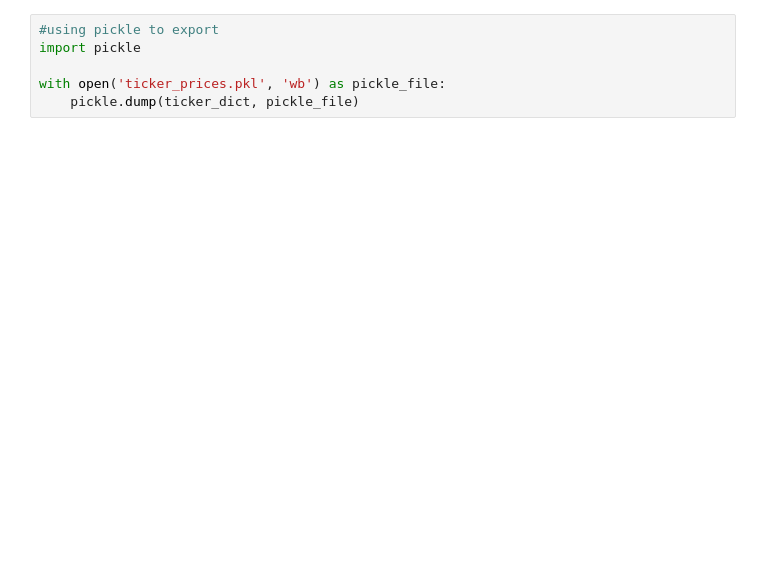
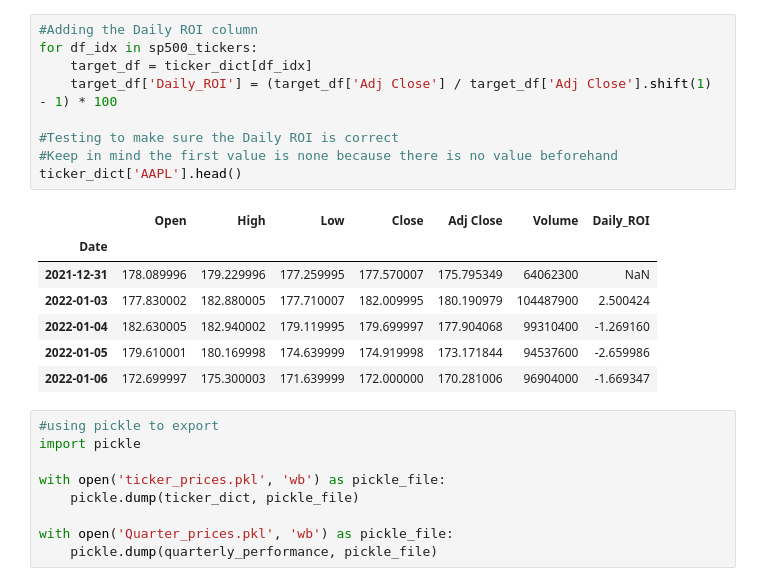
Before and after one commit to mcarb062/ShellHacks23, a Jupyter notebook: Stock_Puller.ipynb, the cells around one changed output. Cells and saved outputs as stored; diff of their text form; blank space fills up the shorter version.

```diff
--- a/Stock_Puller.ipynb
+++ b/Stock_Puller.ipynb
@@ -67,9 +96,29 @@ ticker_dict['AAPL']
+# %%
+#Adding the Daily ROI column
+for df_idx in sp500_tickers:
+    target_df = ticker_dict[df_idx]
+    target_df['Daily_ROI'] = (target_df['Adj Close'] / target_df['Adj Close'].shift(1) - 1) * 100
+
+#Testing to make sure the Daily ROI is correct
+#Keep in mind the first value is none because there is no value beforehand
+ticker_dict['AAPL'].head()
+# %% [output]
+|  | Open | High | Low | Close | Adj Close | Volume | Daily_ROI |
+| Date |  |  |  |  |  |  |  |
+| 2021-12-31 | 178.089996 | 179.229996 | 177.259995 | 177.570007 | 175.795349 | 64062300 | NaN |
+| 2022-01-03 | 177.830002 | 182.880005 | 177.710007 | 182.009995 | 180.190979 | 104487900 | 2.500424 |
+| 2022-01-04 | 182.630005 | 182.940002 | 179.119995 | 179.699997 | 177.904068 | 99310400 | -1.269160 |
+| 2022-01-05 | 179.610001 | 180.169998 | 174.639999 | 174.919998 | 173.171844 | 94537600 | -2.659986 |
+| 2022-01-06 | 172.699997 | 175.300003 | 171.639999 | 172.000000 | 170.281006 | 96904000 | -1.669347 |
 # %%
 #using pickle to export
 import pickle
 
 with open('ticker_prices.pkl', 'wb') as pickle_file:
     pickle.dump(ticker_dict, pickle_file)
+
+with open('Quarter_prices.pkl', 'wb') as pickle_file:
+    pickle.dump(quarterly_performance, pickle_file)
 # %%
 #testing to make sure this works
 with open('ticker_prices.pkl', 'rb') as pickle_file:
```
Also changed, not shown: parts of 6 cells of this notebook, 1 other file.
